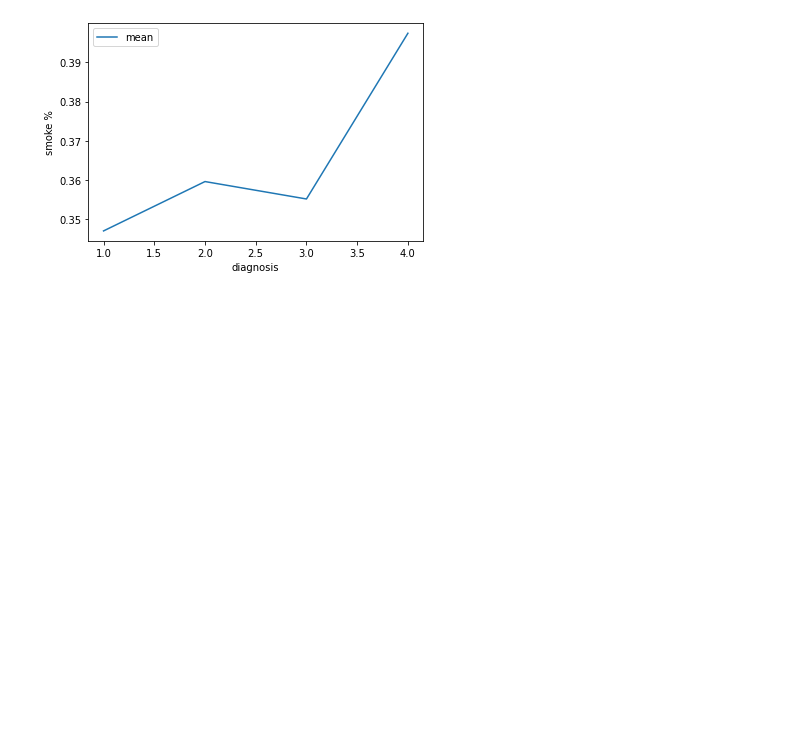
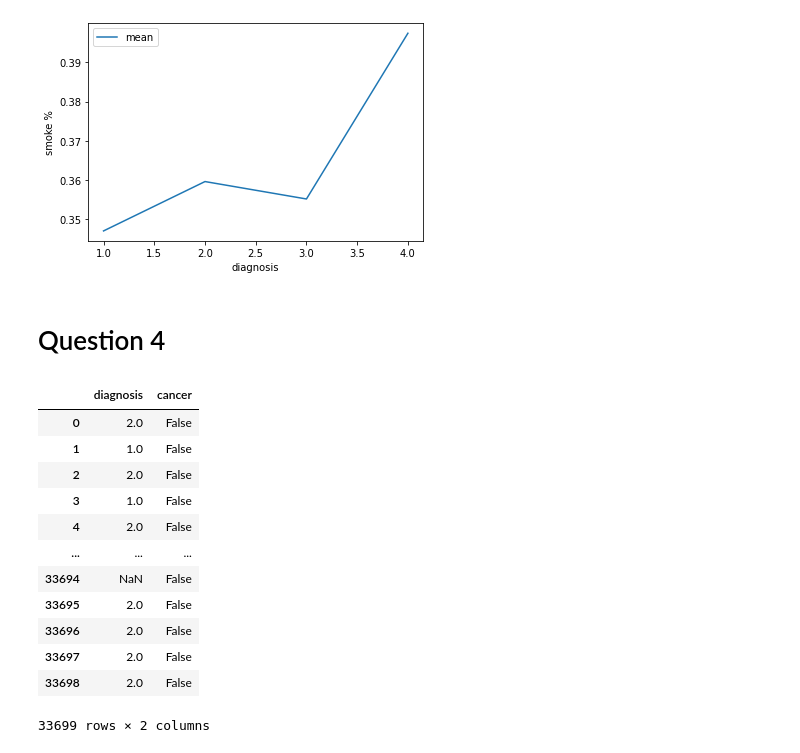
Before and after one commit to ahmed-isar/IBD-disease, a Jupyter notebook: solution.ipynb, the cells around one changed output. Saved outputs shown, nothing was run; the diff lists cells and outputs as text; code cells hidden in the pictures; blank space fills up the shorter version.

```diff
--- a/solution.ipynb
+++ b/solution.ipynb
@@ -182,4 +182,22 @@ plt.ylabel('smoke %')
 Text(0, 0.5, 'smoke %')
 [figure]
 # %% [markdown]
-#
+# Question 4
+# %%
+data_q4 = data[['diagnosis', 'cancer']].copy()
+data_q4.cancer = data_q4.cancer == 'Yes'
+data_q4
+# %% [output]
+|  | diagnosis | cancer |
+| 0 | 2.0 | False |
+| 1 | 1.0 | False |
+| 2 | 2.0 | False |
+| 3 | 1.0 | False |
+| 4 | 2.0 | False |
+| ... | ... | ... |
+| 33694 | NaN | False |
+| 33695 | 2.0 | False |
+| 33696 | 2.0 | False |
+| 33697 | 2.0 | False |
+| 33698 | 2.0 | False |
+33699 rows × 2 columns
```
Also changed, not shown: parts of 3 cells of this notebook.
